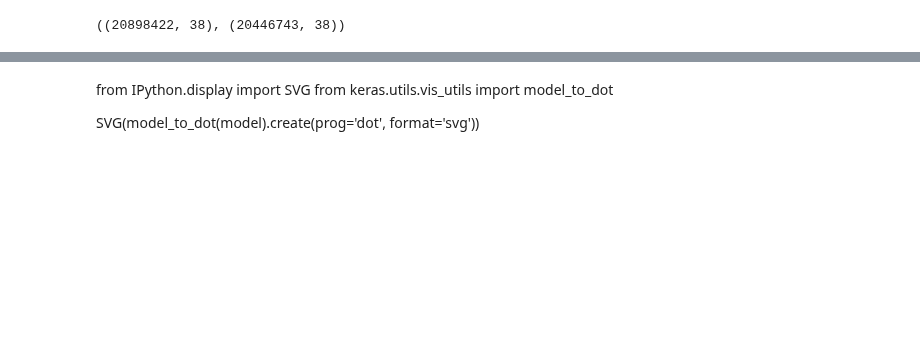
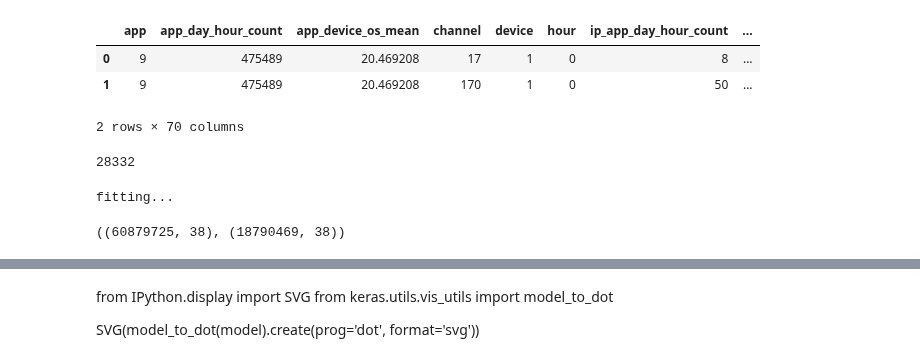
Before and after one commit to wluo-personal/Kaggle, a Jupyter notebook: talkingdata/sc/NN.ipynb, the cells around one changed output, grey strips where cells are left out. Drawn from its saved outputs; the diff is of its cells as text; code cells hidden in the pictures; blank space fills up the shorter version.

```diff
--- a/talkingdata/sc/NN.ipynb
+++ b/talkingdata/sc/NN.ipynb
@@ -79,4 +185,26 @@ day8.drop(drop_cols2, axis=1, inplace=True)
+# %%
+test.head(2)
+# %% [output]
+|  | app | app_day_hour_count | app_device_os_mean | channel | device | hour | ip_app_day_hour_count | ... |
+| 0 | 9 | 475489 | 20.469208 | 17 | 1 | 0 | 8 | ... |
+| 1 | 9 | 475489 | 20.469208 | 170 | 1 | 0 | 50 | ... |
+2 rows × 70 columns
+# %%
+train = train_df[:(day9len+day8len+day7len)]
+test = train_df[-day10_testlen:]
+
+assert len(train) + len(test) == len(train_df)
+del train_df; gc.collect()
+# %% [output]
+28332
+# %%
+from sklearn.preprocessing import StandardScaler
+
+print('fitting...')
+scaler_dict = dict((col, StandardScaler().fit(train[[col]].values)) for col in number_features)
+# %% [output]
+fitting...
 # %%
-day9.shape, day8.shape
+train.shape, test.shape
 # %% [output]
-((20898422, 38), (20446743, 38))
+((60879725, 38), (18790469, 38))
```
Also changed, not shown: parts of 129 cells of this notebook, 1 other file.
